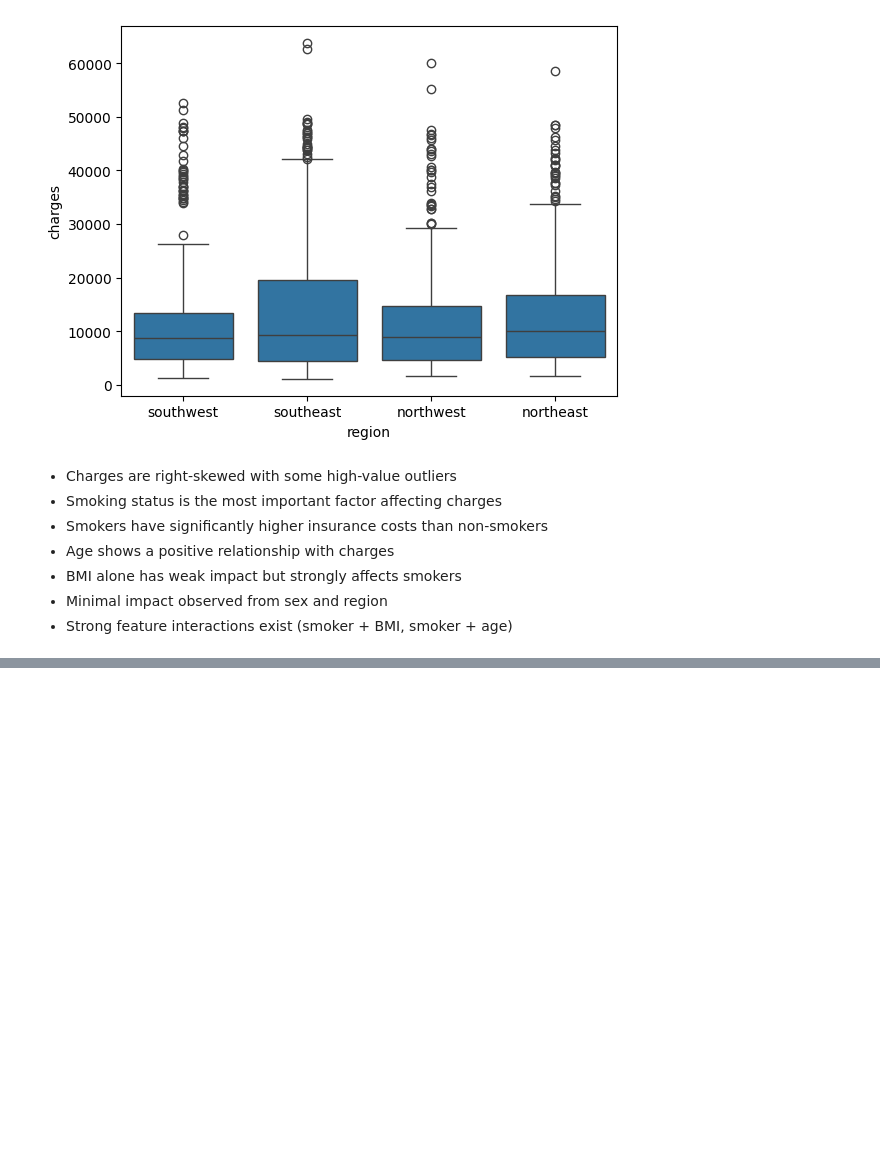
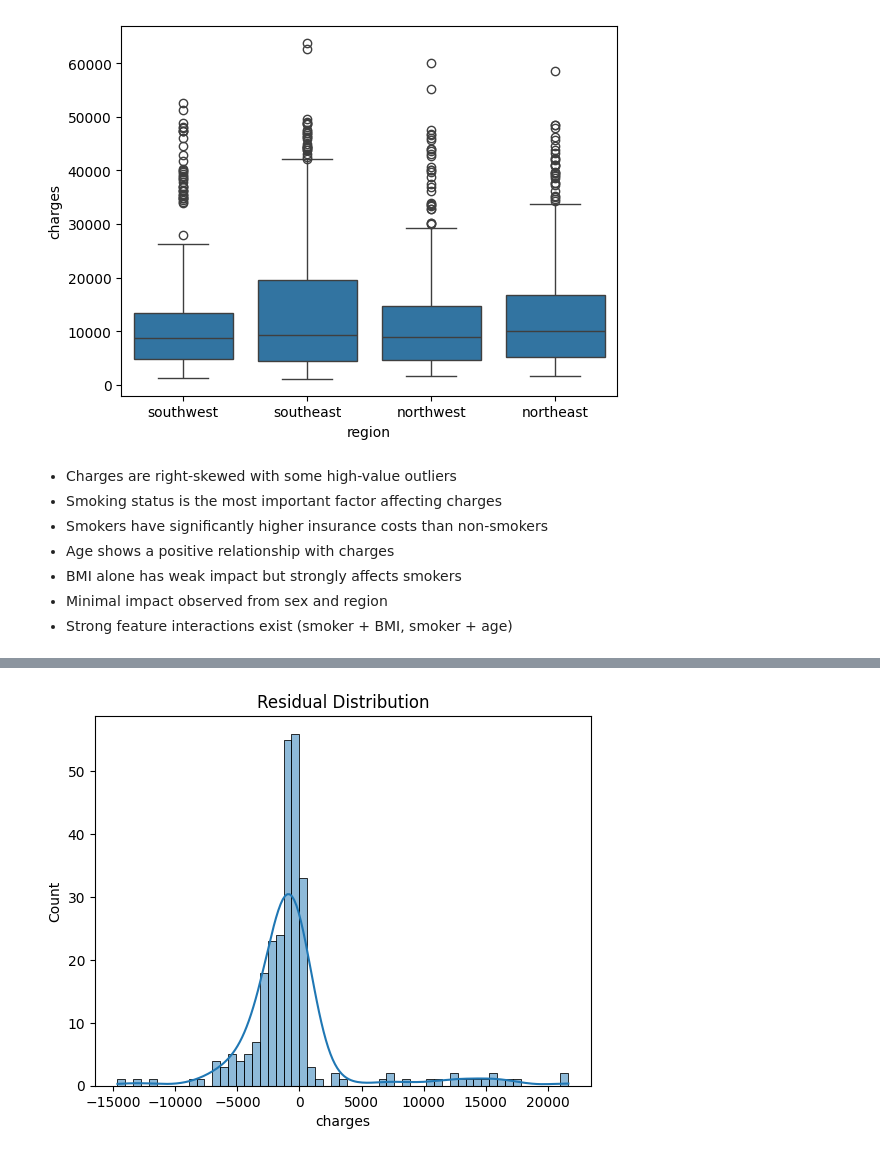
Before and after one commit to Revanth-reddy080/Medical-Insurance-Cost-Prediction, a Jupyter notebook: notebooks/insurance_cost.ipynb, the cells around one changed output, grey strips where cells are left out. Cells and saved outputs as stored; diff of their text form; code cells hidden in the pictures; blank space fills up the shorter version.

```diff
--- a/notebooks/insurance_cost.ipynb
+++ b/notebooks/insurance_cost.ipynb
@@ -154,0 +313,6 @@ sns.boxplot(x="region", y="charges", data=df)
+# %%
+sns.histplot(residuals, kde=True)
+plt.title("Residual Distribution")
+plt.show()
+# %% [output]
+[figure, added]
```
Also changed, not shown: parts of 31 cells of this notebook.
